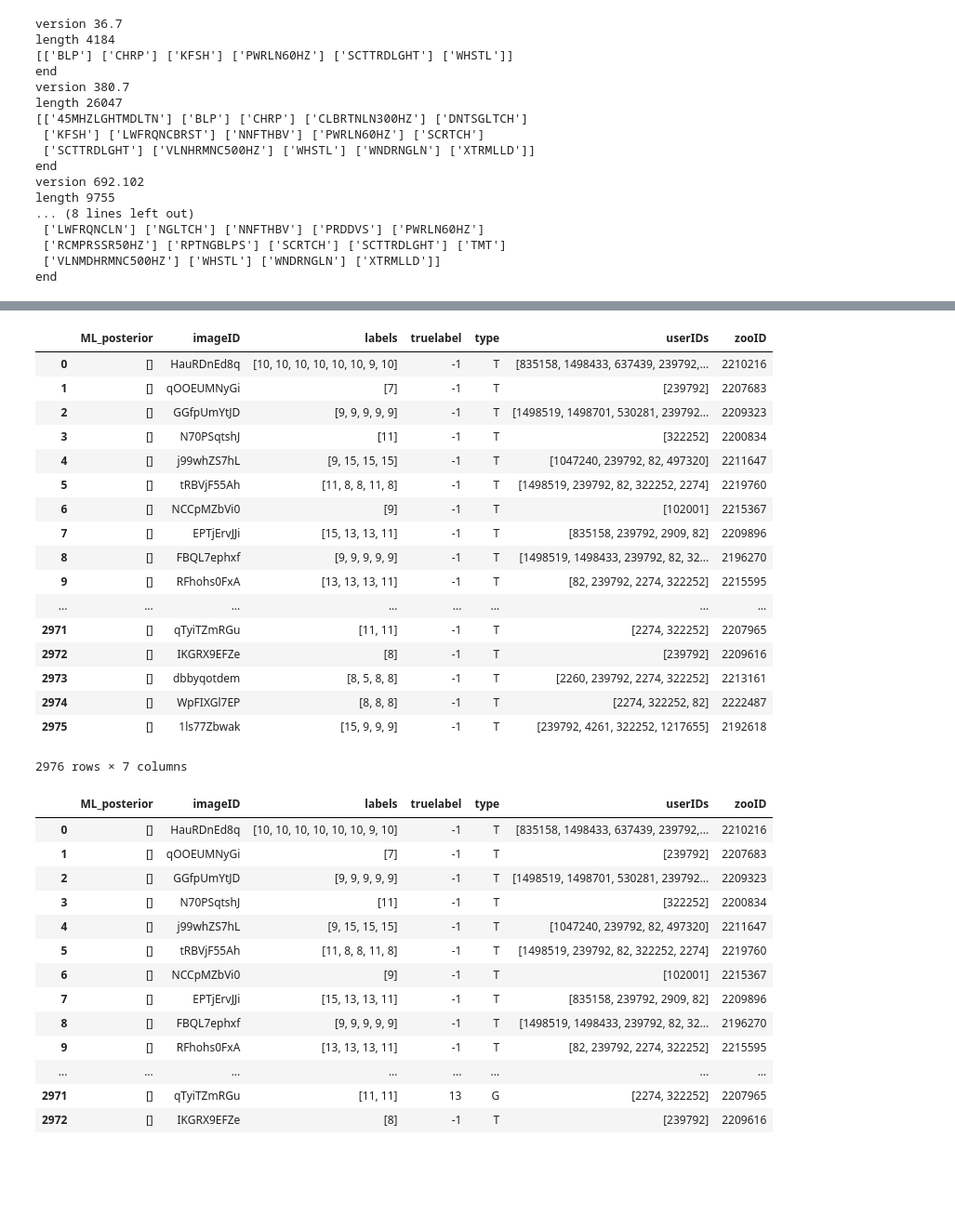
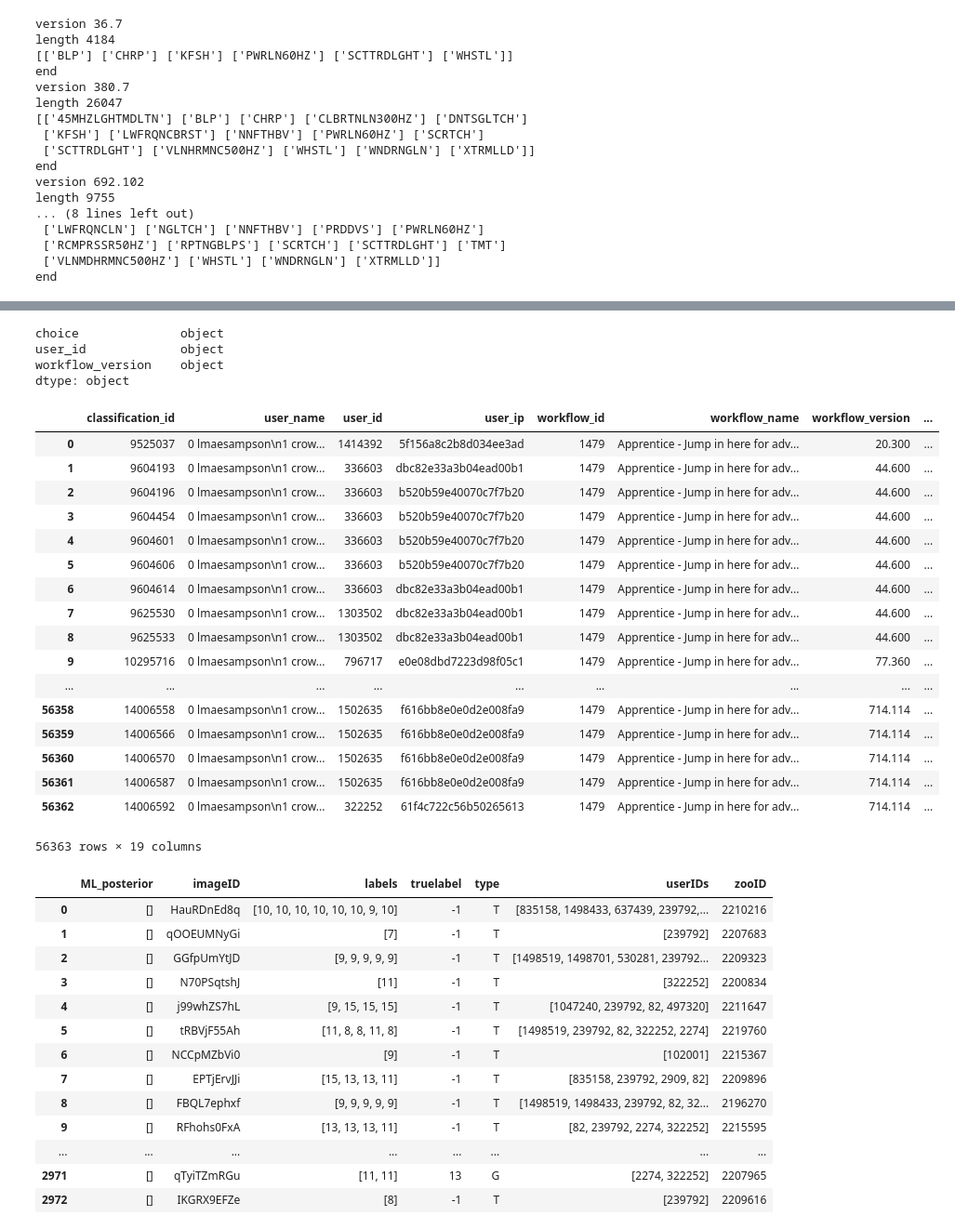
Before and after one commit to Gravity-Spy/GravitySpy, a Jupyter notebook: ML/SyracuseCC/read_classifications.ipynb, the cells around one changed output, grey strips where cells are left out. Shown at 93% size. Drawn from its saved outputs; the diff is of its cells as text; code cells hidden in the pictures; blank space fills up the shorter version.

```diff
--- a/ML/SyracuseCC/read_classifications.ipynb
+++ b/ML/SyracuseCC/read_classifications.ipynb
@@ -214,3 +196,12 @@ dtype: object
+# %%
+data1.dtypes
+images.dtypes
+#len(images) == len(np.unique(data1['imageID']))
+# %% [output]
+choice              object
+user_id             object
+workflow_version    object
+dtype: object
 # %%
 ### READ FILE FOR CONVERTING imageIDs ###
 id_match = pd.read_csv('IDmatchall.txt') #read in file
@@ -275,27 +266,27 @@ for i in range(len(data)):
 # Store each of the classification data
 classifications = pd.DataFrame({'imageID':tmp_unique_id,'userID':tmp_user_id,'workflow':tmp_workflow,
                                 'task':tmp_task,'label':tmp_choice,'type':tmp_retired, 'zooID':tmp_zoo_id})
-# %%
-images
-# %% [output]
-|  | ML_posterior | imageID | labels | truelabel | type | userIDs | zooID |
-| 0 | [] | HauRDnEd8q | [10, 10, 10, 10, 10, 10, 9, 10] | -1 | T | [835158, 1498433, 637439, 239792,... | 2210216 |
-| 1 | [] | qOOEUMNyGi | [7] | -1 | T | [239792] | 2207683 |
-| 2 | [] | GGfpUmYtJD | [9, 9, 9, 9, 9] | -1 | T | [1498519, 1498701, 530281, 239792... | 2209323 |
-| 3 | [] | N70PSqtshJ | [11] | -1 | T | [322252] | 2200834 |
-| 4 | [] | j99whZS7hL | [9, 15, 15, 15] | -1 | T | [1047240, 239792, 82, 497320] | 2211647 |
-| 5 | [] | tRBVjF55Ah | [11, 8, 8, 11, 8] | -1 | T | [1498519, 239792, 82, 322252, 2274] | 2219760 |
-| 6 | [] | NCCpMZbVi0 | [9] | -1 | T | [102001] | 2215367 |
-| 7 | [] | EPTjErvJJi | [15, 13, 13, 11] | -1 | T | [835158, 239792, 2909, 82] | 2209896 |
-| 8 | [] | FBQL7ephxf | [9, 9, 9, 9, 9] | -1 | T | [1498519, 1498433, 239792, 82, 32... | 2196270 |
-| 9 | [] | RFhohs0FxA | [13, 13, 13, 11] | -1 | T | [82, 239792, 2274, 322252] | 2215595 |
-| ... | ... | ... | ... | ... | ... | ... | ... |
-| 2971 | [] | qTyiTZmRGu | [11, 11] | -1 | T | [2274, 322252] | 2207965 |
-| 2972 | [] | IKGRX9EFZe | [8] | -1 | T | [239792] | 2209616 |
-| 2973 | [] | dbbyqotdem | [8, 5, 8, 8] | -1 | T | [2260, 239792, 2274, 322252] | 2213161 |
-| 2974 | [] | WpFIXGl7EP | [8, 8, 8] | -1 | T | [2274, 322252, 82] | 2222487 |
-| 2975 | [] | 1ls77Zbwak | [15, 9, 9, 9] | -1 | T | [239792, 4261, 322252, 1217655] | 2192618 |
-2976 rows × 7 columns
+# %%
+data1
+# %% [output]
+|  | classification_id | user_name | user_id | user_ip | workflow_id | workflow_name | workflow_version | ... |
+| 0 | 9525037 | 0 lmaesampson\n1 crow... | 1414392 | 5f156a8c2b8d034ee3ad | 1479 | Apprentice - Jump in here for adv... | 20.300 | ... |
+| 1 | 9604193 | 0 lmaesampson\n1 crow... | 336603 | dbc82e33a3b04ead00b1 | 1479 | Apprentice - Jump in here for adv... | 44.600 | ... |
+| 2 | 9604196 | 0 lmaesampson\n1 crow... | 336603 | b520b59e40070c7f7b20 | 1479 | Apprentice - Jump in here for adv... | 44.600 | ... |
+| 3 | 9604454 | 0 lmaesampson\n1 crow... | 336603 | b520b59e40070c7f7b20 | 1479 | Apprentice - Jump in here for adv... | 44.600 | ... |
+| 4 | 9604601 | 0 lmaesampson\n1 crow... | 336603 | b520b59e40070c7f7b20 | 1479 | Apprentice - Jump in here for adv... | 44.600 | ... |
+| 5 | 9604606 | 0 lmaesampson\n1 crow... | 336603 | b520b59e40070c7f7b20 | 1479 | Apprentice - Jump in here for adv... | 44.600 | ... |
+| 6 | 9604614 | 0 lmaesampson\n1 crow... | 336603 | dbc82e33a3b04ead00b1 | 1479 | Apprentice - Jump in here for adv... | 44.600 | ... |
+| 7 | 9625530 | 0 lmaesampson\n1 crow... | 1303502 | dbc82e33a3b04ead00b1 | 1479 | Apprentice - Jump in here for adv... | 44.600 | ... |
+| 8 | 9625533 | 0 lmaesampson\n1 crow... | 1303502 | dbc82e33a3b04ead00b1 | 1479 | Apprentice - Jump in here for adv... | 44.600 | ... |
+| 9 | 10295716 | 0 lmaesampson\n1 crow... | 796717 | e0e08dbd7223d98f05c1 | 1479 | Apprentice - Jump in here for adv... | 77.360 | ... |
+| ... | ... | ... | ... | ... | ... | ... | ... | ... |
+| 56358 | 14006558 | 0 lmaesampson\n1 crow... | 1502635 | f616bb8e0e0d2e008fa9 | 1479 | Apprentice - Jump in here for adv... | 714.114 | ... |
+| 56359 | 14006566 | 0 lmaesampson\n1 crow... | 1502635 | f616bb8e0e0d2e008fa9 | 1479 | Apprentice - Jump in here for adv... | 714.114 | ... |
+| 56360 | 14006570 | 0 lmaesampson\n1 crow... | 1502635 | f616bb8e0e0d2e008fa9 | 1479 | Apprentice - Jump in here for adv... | 714.114 | ... |
+| 56361 | 14006587 | 0 lmaesampson\n1 crow... | 1502635 | f616bb8e0e0d2e008fa9 | 1479 | Apprentice - Jump in here for adv... | 714.114 | ... |
+| 56362 | 14006592 | 0 lmaesampson\n1 crow... | 322252 | 61f4c722c56b50265613 | 1479 | Apprentice - Jump in here for adv... | 714.114 | ... |
+56363 rows × 19 columns
 # %%
 uniques = set(np.unique(classifications['imageID'])) #create set of unique imageIDs
 keys = set(id_dict.keys()) #create set of new imageIDs from id_dict
```
Also changed, not shown: parts of 4 cells of this notebook.
